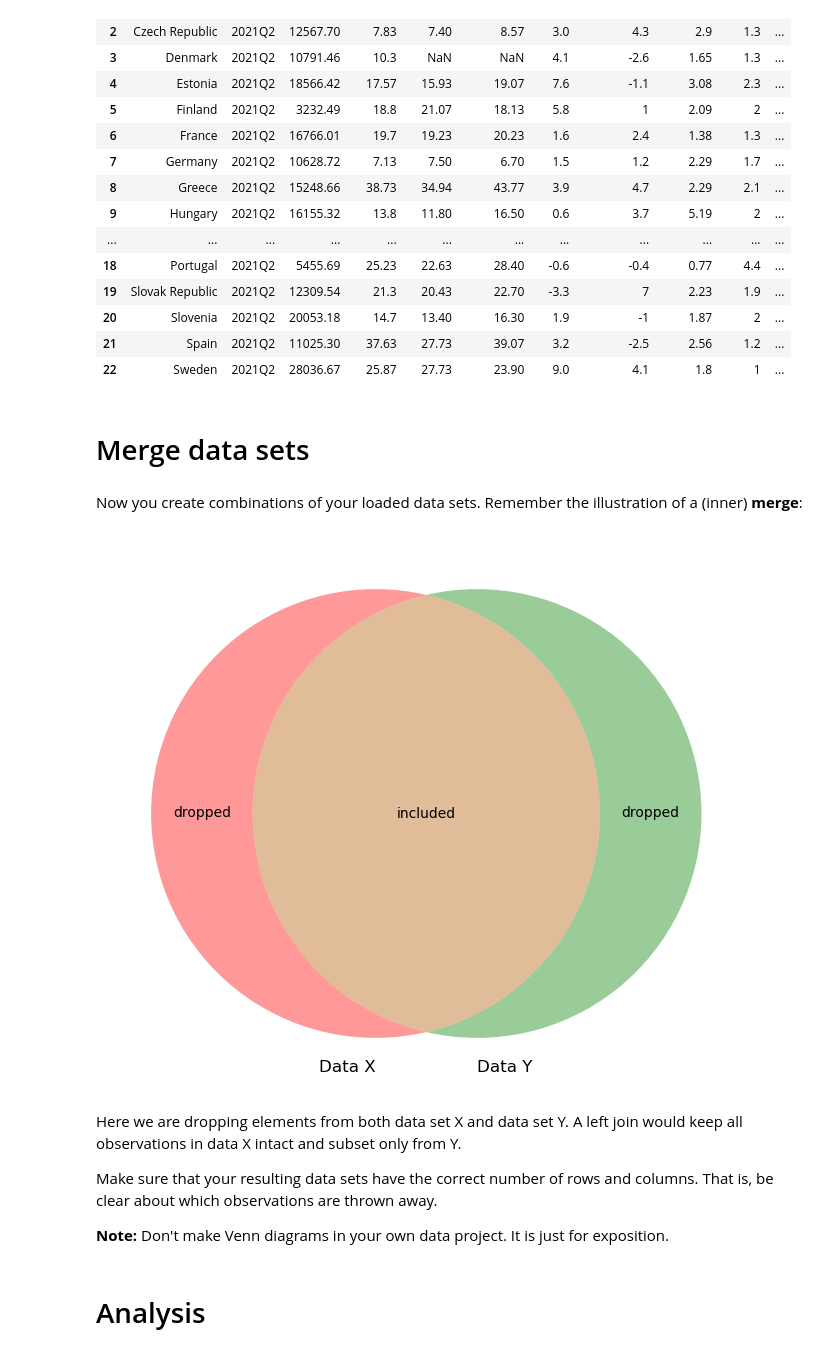
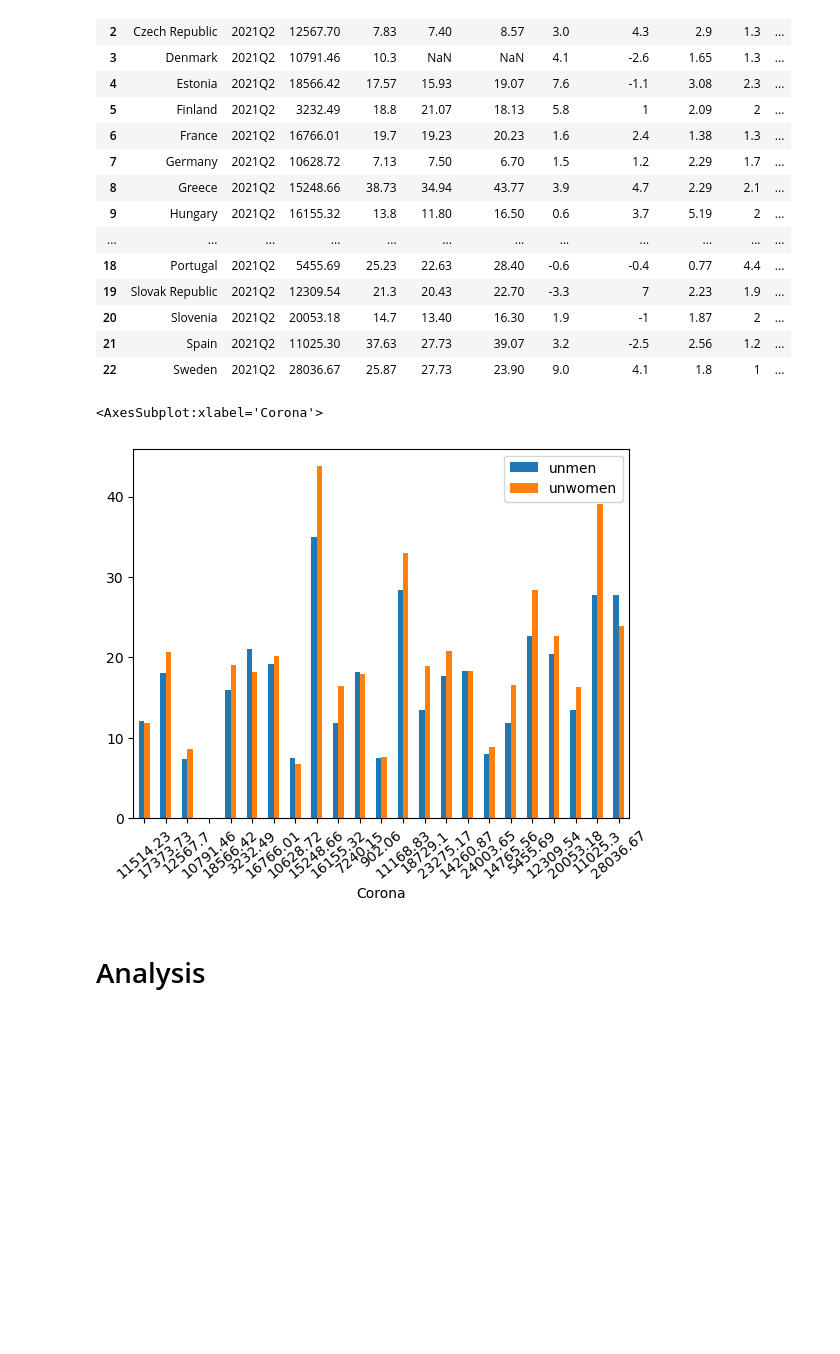
Before and after one commit to NumEconCopenhagen/projects-2023-mc, a Jupyter notebook: dataproject/dataproject.ipynb, the cells around one changed output. Saved outputs shown, nothing was run; the diff lists cells and outputs as text; code cells hidden in the pictures; blank space fills up the shorter version.

```diff
--- a/dataproject/dataproject.ipynb
+++ b/dataproject/dataproject.ipynb
@@ -191,25 +191,12 @@ fig.update_layout(
 
 # Show scatterplot
 fig.show()
-# %% [markdown]
-# Merge data sets
-# %% [markdown]
-Now you create combinations of your loaded data sets. Remember the illustration of a (inner) **merge**:
-# %%
-plt.figure(figsize=(15,7))
-v = venn2(subsets = (4, 4, 10), set_labels = ('Data X', 'Data Y'))
-v.get_label_by_id('100').set_text('dropped')
-v.get_label_by_id('010').set_text('dropped' )
-v.get_label_by_id('110').set_text('included')
-plt.show()
-# %% [output]
-[figure, removed]
-# %% [markdown]
-Here we are dropping elements from both data set X and data set Y. A left join would keep all observations in data X intact and subset only from Y.
-
-Make sure that your resulting data sets have the correct number of rows and columns. That is, be clear about which observations are thrown away.
-
-**Note:** Don't make Venn diagrams in your own data project. It is just for exposition.
+# %%
+fig, ax = plt.subplots()
+data3.plot.bar(x = 'Corona', y = ['unmen', 'unwomen'], rot = 40, ax = ax)
+# %% [output]
+<AxesSubplot:xlabel='Corona'>
+[figure, added]
 # %% [markdown]
 # Analysis
 # %% [markdown]
```
Also changed, not shown: parts of 3 cells of this notebook.
